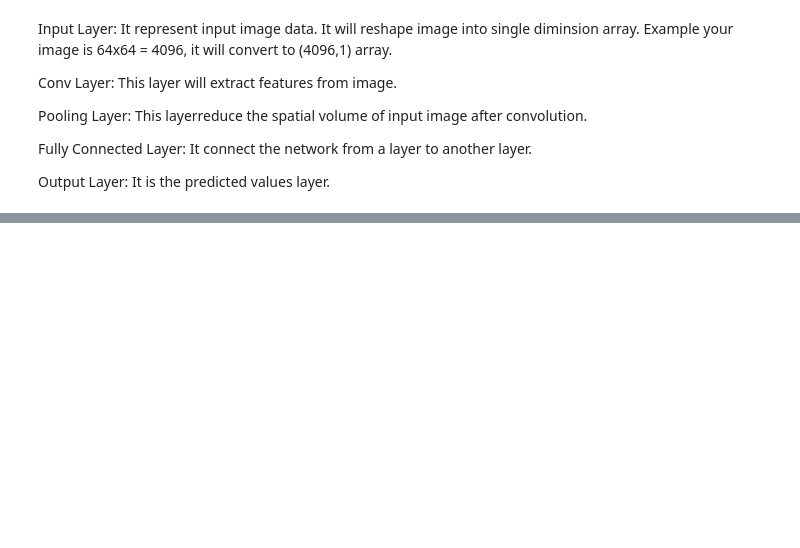
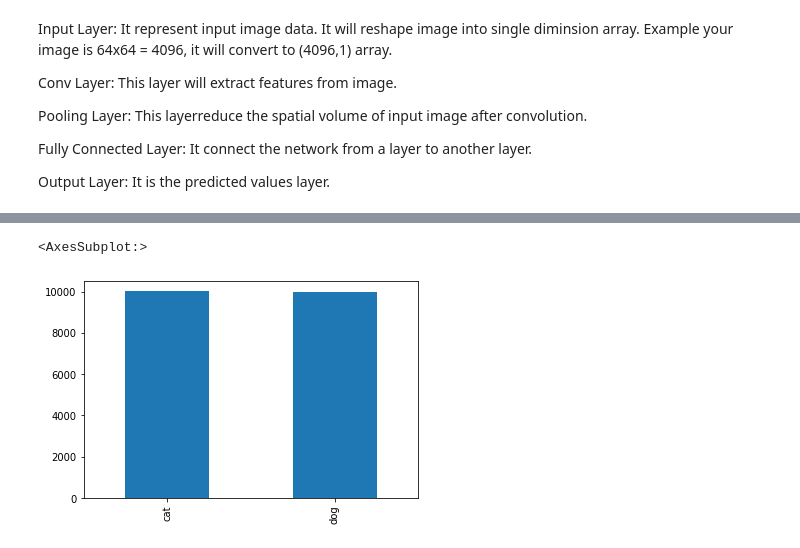
Before and after one commit to Heba-Atef99/Cats_VS_Dogs, a Jupyter notebook: Cats_vs_Dogs.ipynb, the cells around one changed output, grey strips where cells are left out. Cells and saved outputs as stored; diff of their text form; code cells hidden in the pictures; blank space fills up the shorter version.

```diff
--- a/Cats_vs_Dogs.ipynb
+++ b/Cats_vs_Dogs.ipynb
@@ -200,0 +240,3 @@ Creating a model: [link](https://pyimagesearch.com/2019/10/28/3-ways-to-create-a
+# %%
+df['category'] = df['category'].replace({0:'cat', 1:'dog'})
+df.head()
@@ -200,0 +252,9 @@ Creating a model: [link](https://pyimagesearch.com/2019/10/28/3-ways-to-create-a
+# %%
+train_df, validate_df = train_test_split(df, test_size=0.20, random_state=42)
+
+print("before reseting index\n\n", train_df)
+
+# reseting index creates a new column with the old values for the index before reset
+# so activating drop=True enables us to remove that column 'index' holding the prev index values
+train_df = train_df.reset_index(drop=True)
+validate_df = validate_df.reset_index(drop=True)
@@ -200,0 +293,5 @@ Creating a model: [link](https://pyimagesearch.com/2019/10/28/3-ways-to-create-a
+# %%
+train_df['category'].value_counts().plot.bar()
+# %% [output]
+<AxesSubplot:>
+[figure, added]
```
Also changed, not shown: parts of 52 cells of this notebook.
